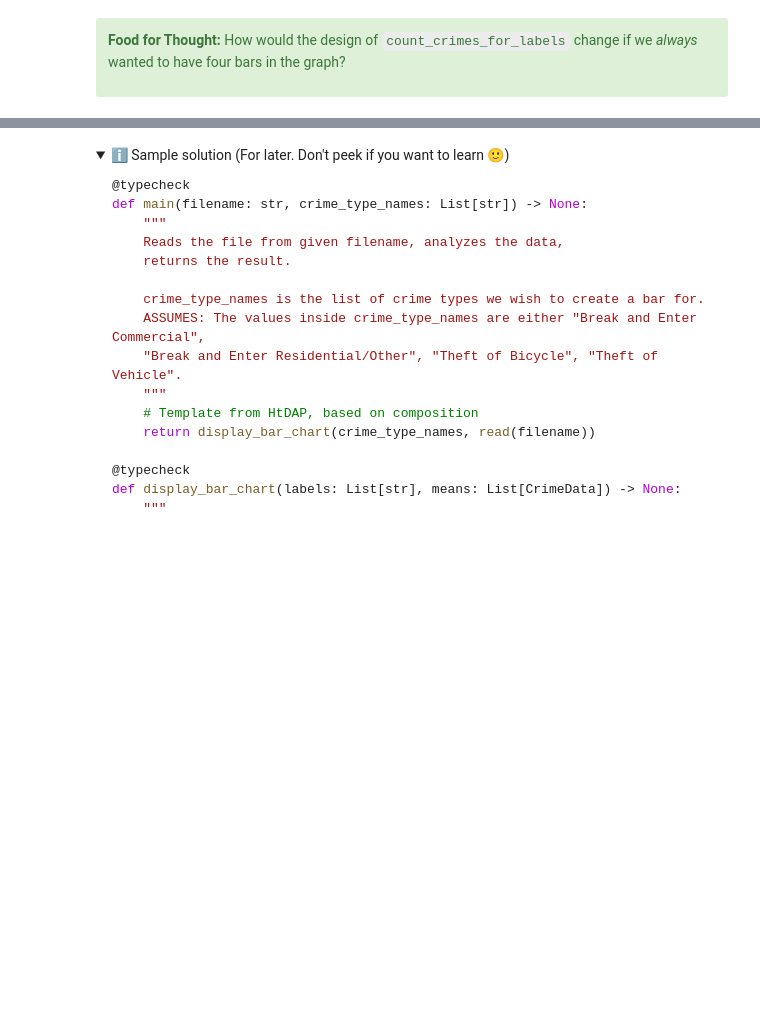
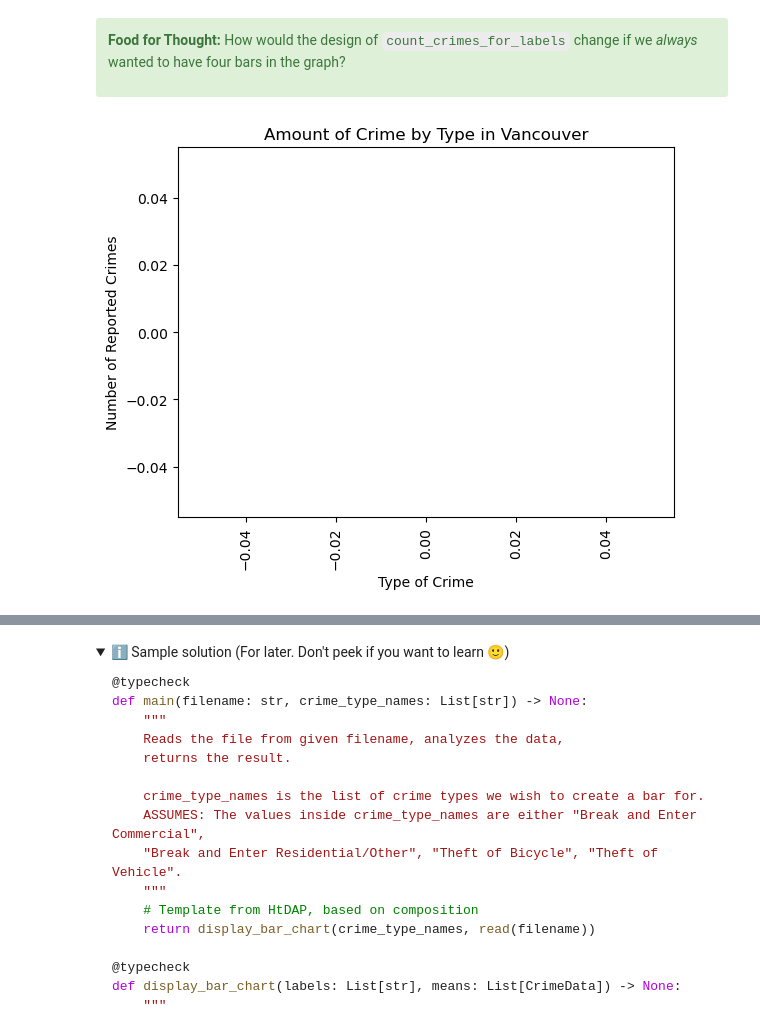
Before and after one commit to ktu03/2016-United-States-Presidential-Election-Polling-Candidates-Average-Polling, a Jupyter notebook: module-8-viz/Lecture_08_Day_2/101_Mornings_Jessica/bar_chart/module-8-bar_chart.ipynb, the cells around one changed output, grey strips where cells are left out. Drawn from its saved outputs; the diff is of its cells as text; code cells hidden in the pictures; folded sections open; blank space fills up the shorter version.

```diff
--- a/module-8-viz/Lecture_08_Day_2/101_Mornings_Jessica/bar_chart/module-8-bar_chart.ipynb
+++ b/module-8-viz/Lecture_08_Day_2/101_Mornings_Jessica/bar_chart/module-8-bar_chart.ipynb
@@ -441,12 +441,26 @@ def count_crimes_for_labels(labels: List[str], locd: List[CrimeData]) -> List[in
     The number of items in that list will match the number of items in labels.
     (Another way to think about this is: "There are no items in locd that match a given value inside labels".)
     """
-    return [] # stub
+
+    #return [] # stub
 
     # TODO: Try to implement this function!
     # The desired behaviour is shown below with the tests
 
     # HINT: Can you reuse some previous helper functions?
+
+    #template based on List[str]
+    #crime_counts stores the number of crimes based on the
+    #values inside labels
+    crime_counts = [] #type: List[int]
+
+    for l in labels:
+        crime_type = parse_crime_type(l)
+        filtered_locd = filter_for_crime_type(locd, crime_type)
+
+        crime_counts.append(len(filtered_locd))
+
+    return crime_counts
 
 
 start_testing()
@@ -610,15 +591,94 @@ def main(filename: str, bar_names: List[str]) -> None:
     "break and Enter Residential/Other", "Theft of Bicycle", or "Theft of Vehicle".
     """
     # Template from HtDAP, based on composition
-    return analyze(read(filename))
+    return analyze(read(filename), bar_names)
 
 @typecheck
 # You will often want to rename this function!
-def analyze(locd: List[CrimeData]) -> None:
+def analyze(locd: List[CrimeData], bar_names: List[str]) -> None:
     """
     Creates a bar graph depicting the amount of crime per value inside bar_names.
     """
     #return None #stub
+
+    # template from visualization
+    crime_counts = count_crimes_for_labels(bar_names, locd)
+    rects1 = plt.bar(bar_names, count_crimes_for_labels(locd, bar_names))
+
+    # set the labels for the x-axis, y-axis, and plot title
+    plt.xlabel('Type of Crime')
+    plt.ylabel('Number of Reported Crimes')
+    plt.title('Amount of Crime by Type in Vancouver')
+
+    # set the range for the axes
+    # [x-min, x-max, y-min, y-max]
+
+
+    # set the x-coordinate for positioning the labels. Here, we want each label to be in the middle of each bar
+
+    # set the labels for each 'tick' on the x-axis
+    tick_labels = produce_age_labels(locd)
+
+    plt.xticks(rotation=90)
+
+    # show the plot
+    plt.show()
+
+    return
+    # by default, Python returns None if it gets to the end of a function and there is no call to return
+    # so we could have omitted the next line of code. It also returns None when there is a return
+    # statement that does not explicitly return a value (like we have here)
+
+
+# Note that this can be used with List[int] for values as well.
+# In fact, it doesn't really matter what values is a list of, but we haven't learned how to note that.
+@typecheck
+def produce_num_sequence(values: List[float], initial: float, gap: float) -> List[float]:
+    """
+    Produce a list of numbers like [initial, initial + gap, initial + 2*gap, ...] of the same
+    length as values, e.g., to give alignment coordinates for a plot. The number
+    of numbers in the list is equal to len(values). The first value is initial. The gap between values
+    is gap.
+
+    E.g., [5,15,25,35,45,55,65,75] for 8 values, initial == 5, and gap == 10.
+    """
+    #return []  #stub
+    # Template from List[float] with two additional parameters
+
+    # nums is the numbers for the values seen so far
+    nums = []  # type: List[int]
+
+    # next_num is the next number to use
+    next_num = initial
+
+    for val in values:
+        nums.append(next_num)
+        next_num = next_num + gap
+
+    return nums
+
+@typecheck
+def produce_age_labels(values: List[int]) -> List[str]:
+    """
+    produce appropriate labels for the age ranges for the given values
+
+    Starts at the 0-9 age range and continues from there, e.g., ['0-9', '10-19', '20-29'] for 3 values
+    """
+    #return []  #stub
+    # Template from List[int]
+
+    # labels is the labels for the values seen so far
+    labels = []  # type: List[str]
+
+    # range_start is the start of the next age range
+    range_start = 0
+
+    for val in values:
+        next_range_start = range_start + 10
+        labels.append(produce_label(range_start, next_range_start))
+        range_start = next_range_start
+
+    return labels
 
 
 # It may be easier to read your tests
@@ -641,30 +701,31 @@ expect(main("test_empty.csv",[]),None )
 # and our graph title is "Amount of Crime by Type in Vancouver"
 # There should be an empty graph (no bars) with a "Theft of Bicycle" label in the x-axis
 expect(main("test_empty.csv", ["Theft of Bicycle"]), None)
 
 #Test 3: test_small1 (or test_small2) with some non-empty bar_names list
     #3a: the test file doesn't contain data of the types specified in bar_name
     # We have an x-axis label called "Type of Crime", y-axis label called "Number of Reported Crimes",
     # and our graph title is "Amount of Crime by Type in Vancouver"
     # There should be an empty graph (no bars) with a "Theft of Bicycle" label in the x-axis
 
 expect(main("test_small1.csv", ["Theft of Bicycle"]), None)
 
 
     #3b: the test file has data of the types specified in bar_names
     # We have an x-axis label called "Type of Crime", y-axis label called "Number of Reported Crimes",
     # and our graph title is "Amount of Crime by Type in Vancouver"
     # There should be two bars in the graph. One for Theft of Bicycle at height 1 and the other for
     # Break and Enter Residential/Other at height 3
 
 expect(main("test_small2.csv", ["Theft of Bicycle", "Break and Enter Residential/Other"]), None)
 
 
 
 
 
 # Examples and tests for analyze
 expect(..., ...)
 
 summary()
 # %% [output]
+[figure, added]
```
Also changed, not shown: parts of 4 cells of this notebook, 1 other file.
